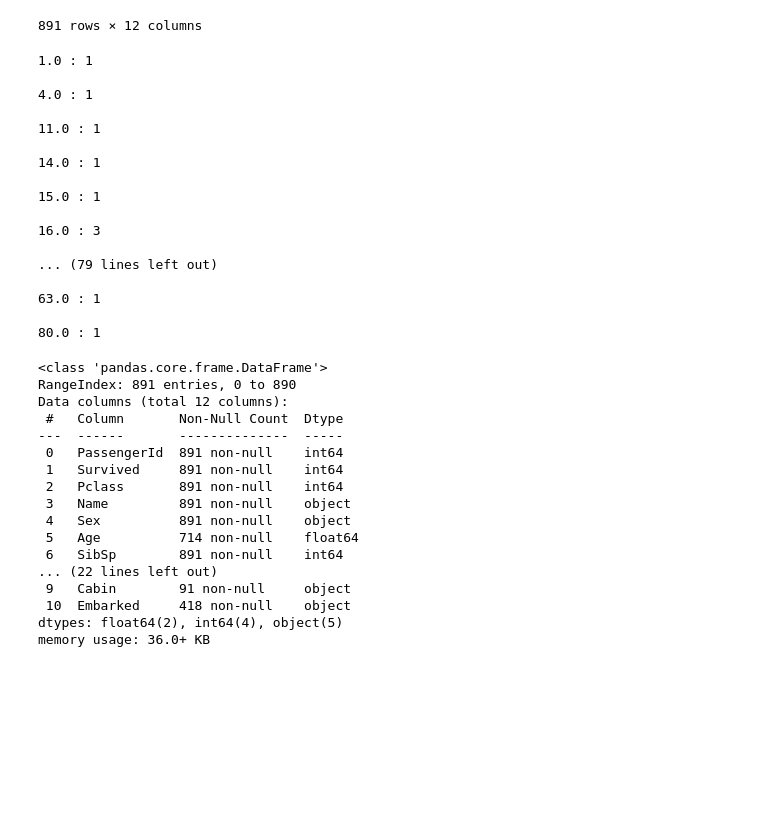
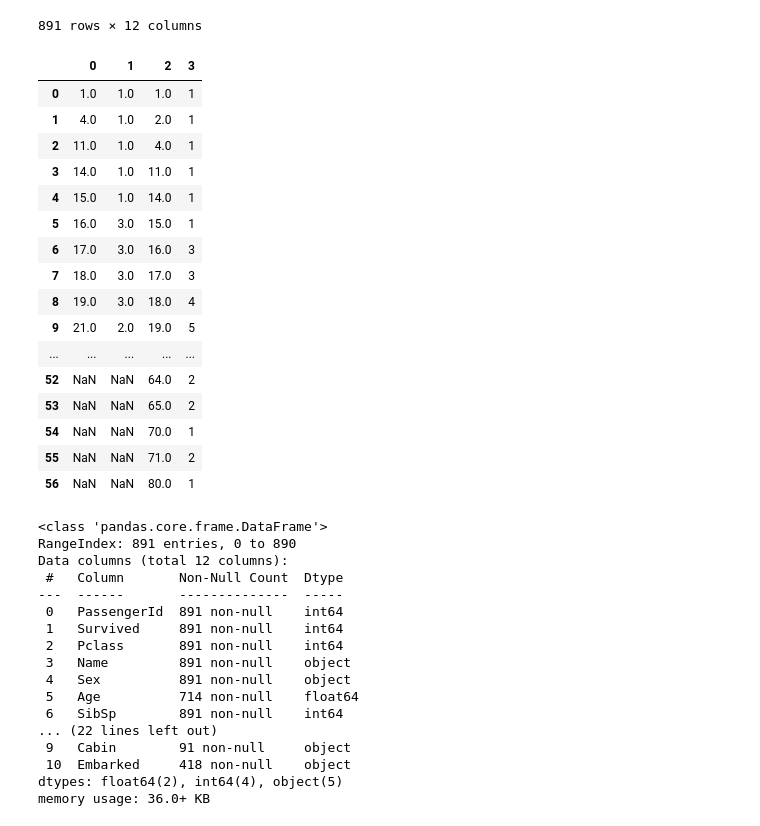
Before and after one commit to CSKIM999/ML-study, a Jupyter notebook: TF/titanic_traing.ipynb, the cells around one changed output. Drawn from its saved outputs; the diff is of its cells as text; code cells hidden in the pictures; blank space fills up the shorter version.

```diff
--- a/TF/titanic_traing.ipynb
+++ b/TF/titanic_traing.ipynb
@@ -54,30 +54,39 @@ train
 # %%
 df = train[['Survived','Age','Pclass','PassengerId']]
 # df
 # train_age = train.groupby('Age')
 # train_age.groups
-df_1 = df.query('Pclass==1')
-df_1_survived = df_1.query('Survived==1')
-df1 = df_1_survived.groupby('Age')
-for Age,PassengerId in df1:
-    print(str(Age) + ' : ' +str(len(PassengerId)))
-    print()
+df = df.query('Pclass==1')
+df = df.query('Survived==1')
+
+df = df.groupby('Age')
+df_age = pd.DataFrame({'count_survived' : df.size()}).reset_index()
+# df_age
+
+dt = train[['Survived','Age','Pclass']]
+dt = dt.query('Pclass==1')
+dt = dt.groupby('Age')
+dt_age = pd.DataFrame({'count_age':dt.size()}).reset_index()
+# dt_age
+
+result = pd.concat([df_age,dt_age],axis=1,ignore_index=True)
+result
 # %% [output]
-1.0 : 1
-
-4.0 : 1
-
-11.0 : 1
-
-14.0 : 1
-
-15.0 : 1
-
-16.0 : 3
-
-... (79 lines left out)
-
-63.0 : 1
-
-80.0 : 1
+|  | 0 | 1 | 2 | 3 |
+| 0 | 1.0 | 1.0 | 1.0 | 1 |
+| 1 | 4.0 | 1.0 | 2.0 | 1 |
+| 2 | 11.0 | 1.0 | 4.0 | 1 |
+| 3 | 14.0 | 1.0 | 11.0 | 1 |
+| 4 | 15.0 | 1.0 | 14.0 | 1 |
+| 5 | 16.0 | 3.0 | 15.0 | 1 |
+| 6 | 17.0 | 3.0 | 16.0 | 3 |
+| 7 | 18.0 | 3.0 | 17.0 | 3 |
+| 8 | 19.0 | 3.0 | 18.0 | 4 |
+| 9 | 21.0 | 2.0 | 19.0 | 5 |
+| ... | ... | ... | ... | ... |
+| 52 | NaN | NaN | 64.0 | 2 |
+| 53 | NaN | NaN | 65.0 | 2 |
+| 54 | NaN | NaN | 70.0 | 1 |
+| 55 | NaN | NaN | 71.0 | 2 |
+| 56 | NaN | NaN | 80.0 | 1 |
 # %%
```
Also changed, not shown: parts of 5 cells of this notebook.
